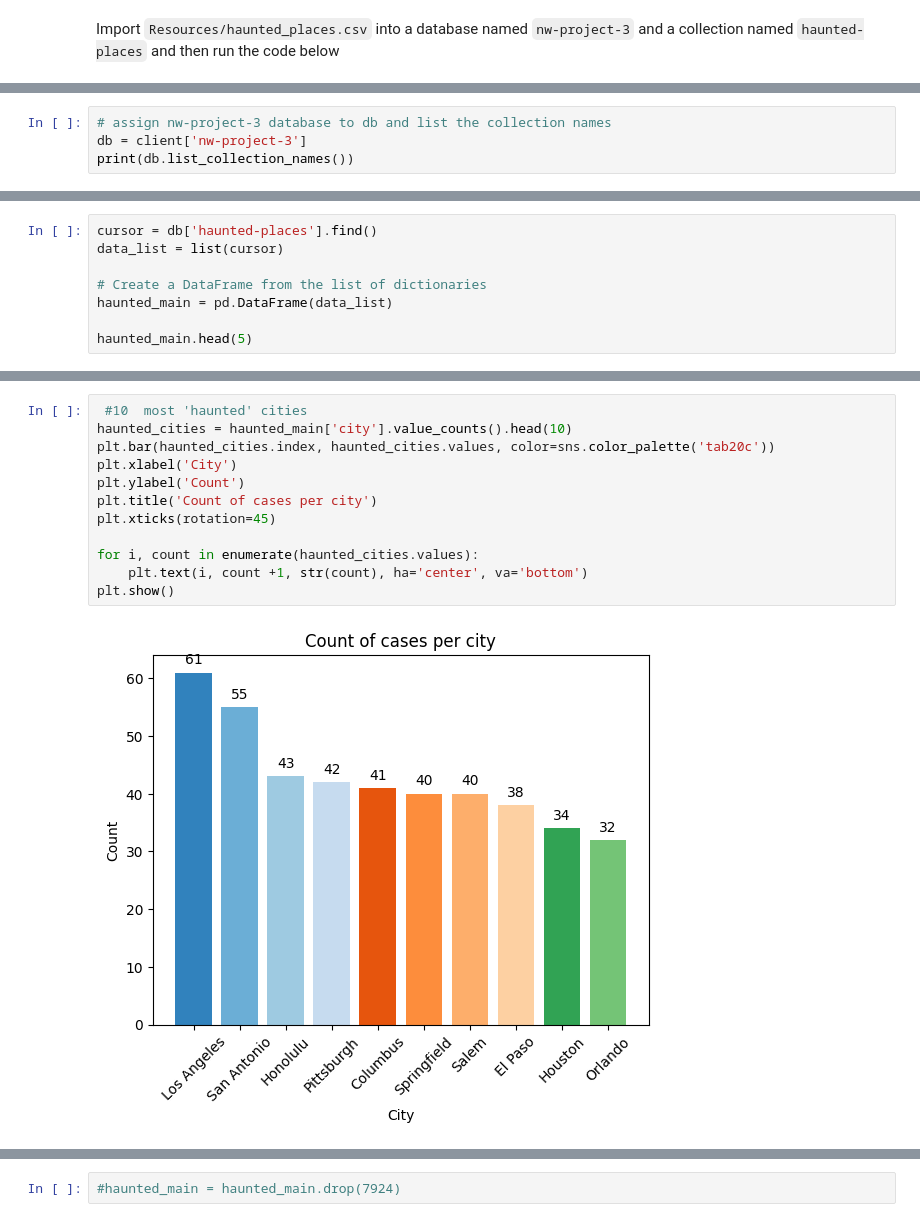
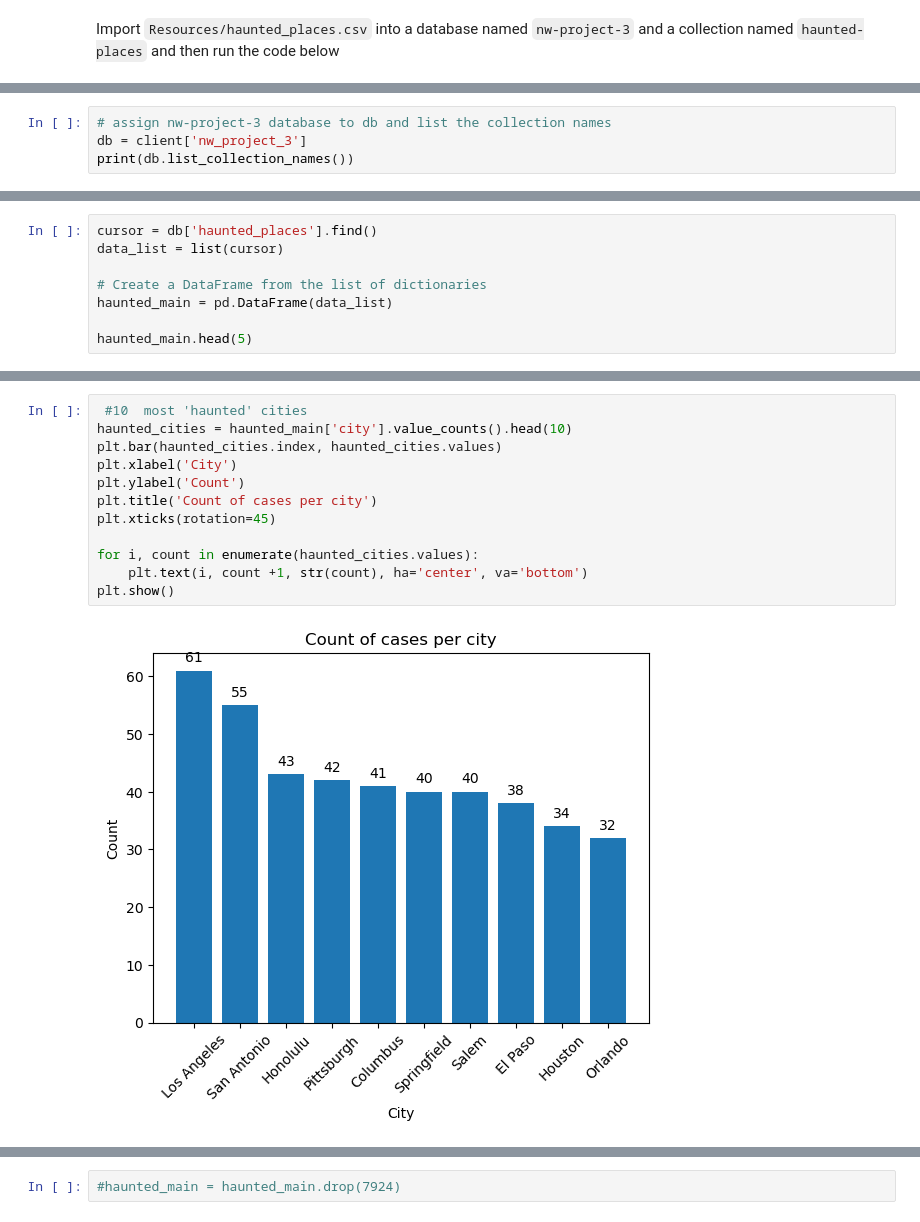
Before and after one commit to rohanhpatel/nw-project-3, a Jupyter notebook: database/data_joel.ipynb, the cells around one changed output, grey strips where cells are left out. Drawn from its saved outputs; the diff is of its cells as text.

```diff
--- a/database/data_joel.ipynb
+++ b/database/data_joel.ipynb
@@ -21,5 +19,5 @@ print(client.list_database_names())
 # %%
 # assign nw-project-3 database to db and list the collection names
-db = client['nw-project-3']
+db = client['nw_project_3']
 print(db.list_collection_names())
 # %% [output]
@@ -46,7 +44,7 @@ pprint(db['haunted-places'].find_one())
  'state': 'Michigan',
  'state_abbrev': 'MI'}
 # %%
-cursor = db['haunted-places'].find()
+cursor = db['haunted_places'].find()
 data_list = list(cursor)
 
 # Create a DataFrame from the list of dictionaries
@@ -63,16 +61,16 @@ haunted_main.head(5)
 # %%
  #10  most 'haunted' cities
 haunted_cities = haunted_main['city'].value_counts().head(10)
-plt.bar(haunted_cities.index, haunted_cities.values, color=sns.color_palette('tab20c'))
+plt.bar(haunted_cities.index, haunted_cities.values)
 plt.xlabel('City')
 plt.ylabel('Count')
 plt.title('Count of cases per city')
 plt.xticks(rotation=45)
 
 for i, count in enumerate(haunted_cities.values):
     plt.text(i, count +1, str(count), ha='center', va='bottom')
 plt.show()
 # %% [output]
-[figure, old version]
+[figure, new version]
 # %%
 haunted_states = haunted_main['state_abbrev'].value_counts().head(10)
```
Also changed, not shown: parts of 10 cells of this notebook, 3 other files.
